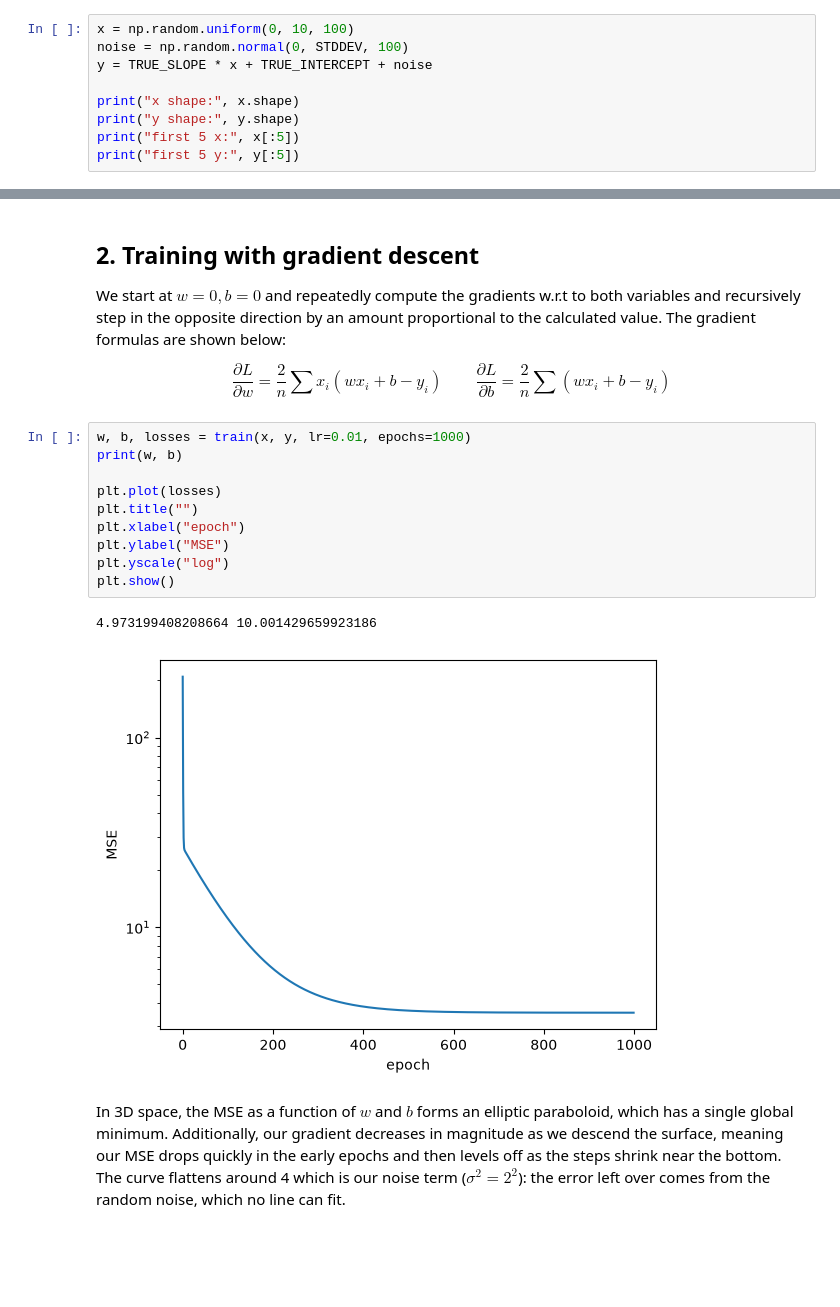
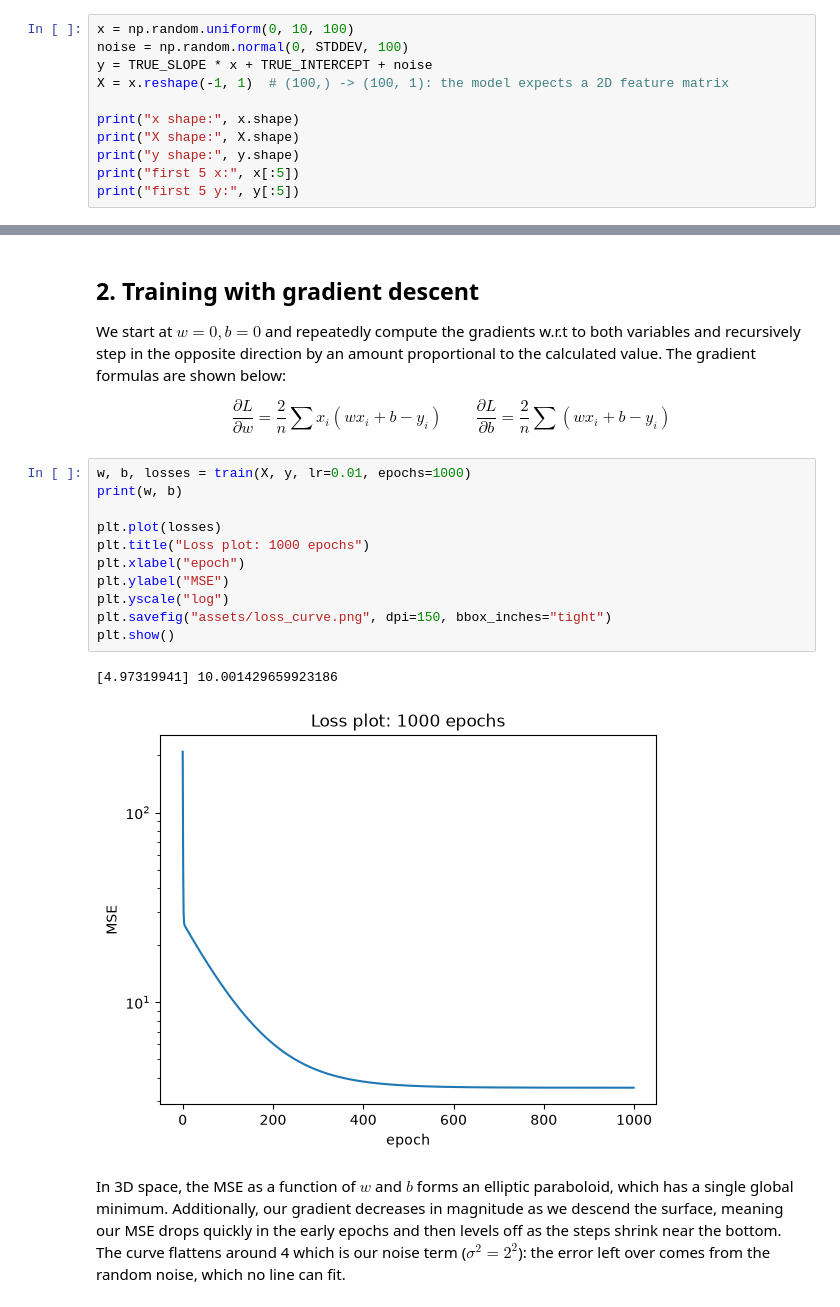
Before and after one commit to travella08/ml-from-scratch, a Jupyter notebook: 01-linear-regression/experiments.ipynb, the cells around one changed output, grey strips where cells are left out. Cells and saved outputs as stored; diff of their text form; blank space fills up the shorter version.

Commit message:
Extend model to multiple features

```diff
--- a/01-linear-regression/experiments.ipynb
+++ b/01-linear-regression/experiments.ipynb
@@ -29,8 +29,10 @@ np.random.seed(SEED)    # sets the rng start
 x = np.random.uniform(0, 10, 100)
 noise = np.random.normal(0, STDDEV, 100)
 y = TRUE_SLOPE * x + TRUE_INTERCEPT + noise
+X = x.reshape(-1, 1)  # (100,) -> (100, 1): the model expects a 2D feature matrix
 
 print("x shape:", x.shape)
+print("X shape:", X.shape)
 print("y shape:", y.shape)
 print("first 5 x:", x[:5])
 print("first 5 y:", y[:5])
@@ -57,18 +60,19 @@ We start at $w= 0, b = 0$ and repeatedly compute the gradients w.r.t to both var
 $$\frac{\partial L}{\partial w} = \frac{2}{n}\sum x_i(wx_i + b - y_i) \qquad
 \frac{\partial L}{\partial b} = \frac{2}{n}\sum (wx_i + b - y_i)$$
 # %%
-w, b, losses = train(x, y, lr=0.01, epochs=1000)
+w, b, losses = train(X, y, lr=0.01, epochs=1000)
 print(w, b)
 
 plt.plot(losses)
-plt.title("")
+plt.title("Loss plot: 1000 epochs")
 plt.xlabel("epoch")
 plt.ylabel("MSE")
 plt.yscale("log")
+plt.savefig("assets/loss_curve.png", dpi=150, bbox_inches="tight")
 plt.show()
 # %% [output]
-4.973199408208664 10.001429659923186
+[4.97319941] 10.001429659923186
-[figure, old version]
+[figure, new version]
 # %% [markdown]
 In 3D space, the MSE as a function of $w$ and $b$ forms an elliptic paraboloid, which has a single global minimum. Additionally, our gradient decreases in magnitude as we descend the surface, meaning our MSE drops quickly in the early epochs and then levels off as the steps shrink near the bottom. The curve flattens around 4 which is our noise term ($\sigma^2 = 2^2$): the error left over comes from the random noise, which no line can fit.
 # %% [markdown]
```
Also changed, not shown: parts of 11 cells of this notebook, 2 other files.
